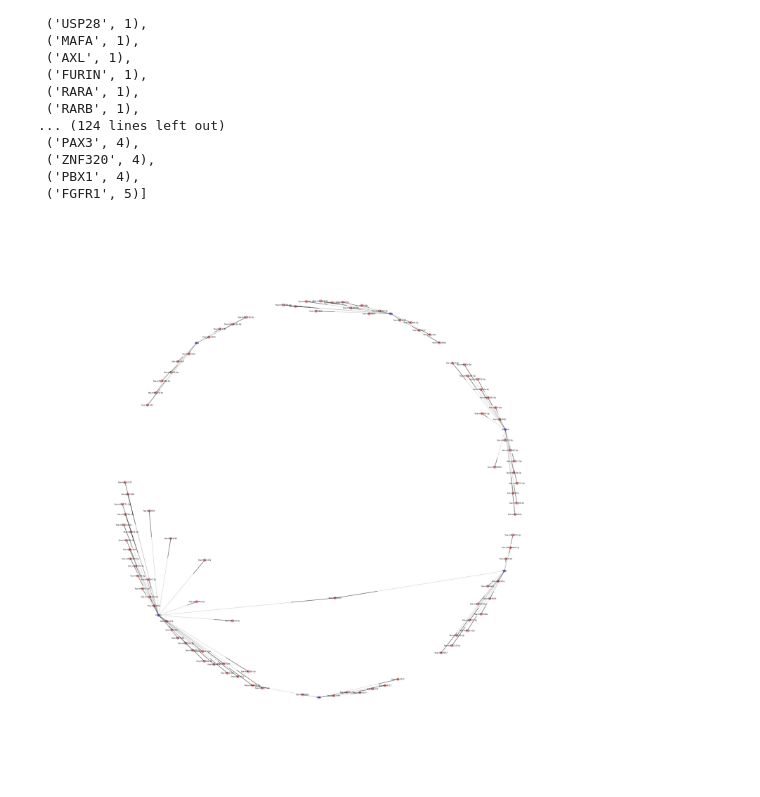
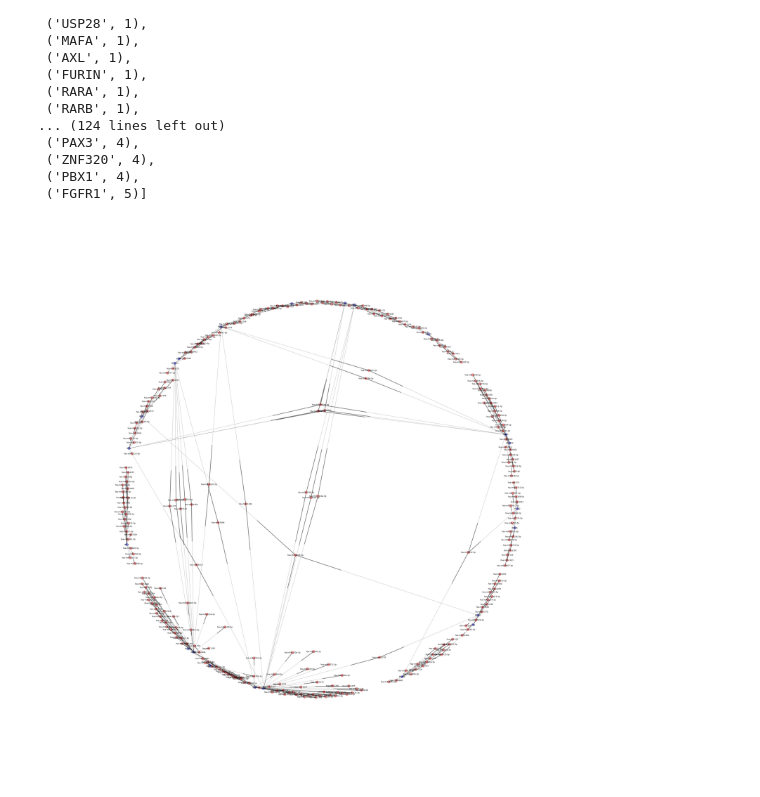
Before and after one commit to choyichen/tcga-mir-rewire, a Jupyter notebook: Oncogenes/Uniprot.ipynb, the cells around one changed output. Saved outputs shown, nothing was run; the diff lists cells and outputs as text; code cells hidden in the pictures.

```diff
--- a/Oncogenes/Uniprot.ipynb
+++ b/Oncogenes/Uniprot.ipynb
@@ -343,5 +343,5 @@ len(ao)
 # %% [output]
 3765
 # %%
-ao = ao[ao["Targetsiteclass"] == "Disrupted"]
+ao2 = ao[ao["Targetsiteclass"] == "Disrupted"]
 # %%
@@ -349,7 +349,7 @@ len(ao)
 # %% [output]
 1847
 # %%
-aond = ao.drop_duplicates()
+aond = ao2.drop_duplicates()
 # %%
 len(aond)
 # %% [output]
@@ -380,8 +380,3 @@ aond[["miRNA", "Genesymbol"]].to_csv("finaltrythis.txt", sep="\t")
 # %%
 K = nx.read_edgelist("C:/Users/jtso/My Documents/Cancer miRNA rewiring project/finaltrythis2.txt", delimiter="\t", create_using=nx.DiGraph())
 K.remove_edge("Genesymbol", "miRNA")  # remove the header line
-# %%
-for idx,row in aod.iterrows():
-    if row["Genesymbol"] == "MDM2":
-        print row["Cancertype"]
-        print row["miRNA"]
@@ -480,13 +457,13 @@ sorted_dd
 # %%
 genes= []
 targets=[]
 for idx,row in aond.iterrows():
-    if dd[row["Genesymbol"]] >= 4:
+    if dd[row["Genesymbol"]] >= 3:
         genes.append(row["Genesymbol"])
         targets += K.neighbors(row["Genesymbol"])
 k = K.subgraph(genes + targets)
 colors = ['b' if n in genes else 'r' for n in k.nodes()]
 figure(figsize=(50,50))
 nx.draw(k, node_color=colors, alpha=.4, with_labels=True)
 # %% [output]
-[figure, old version]
+[figure, new version]
```
Also changed, not shown: parts of 21 cells of this notebook, 8 other files.
